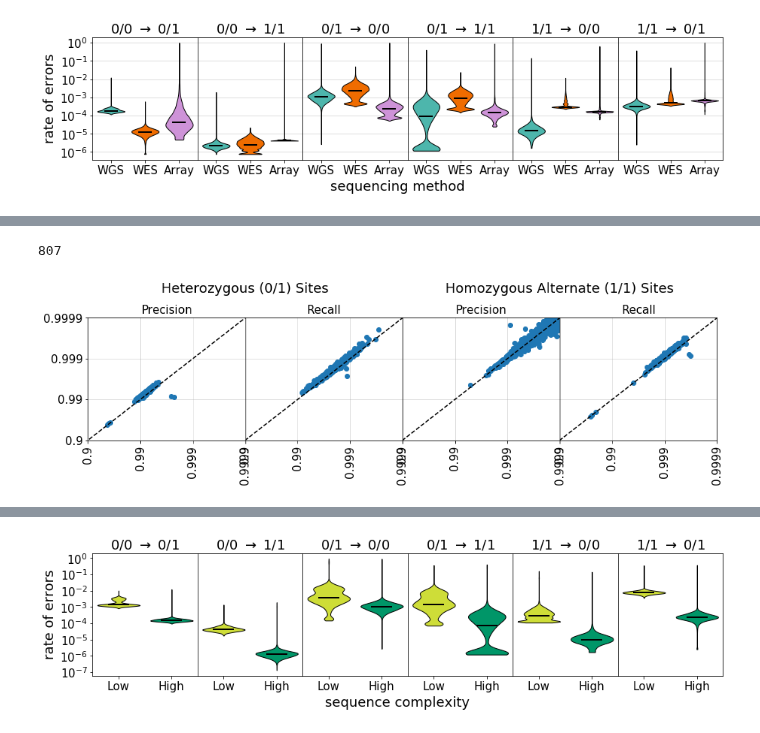
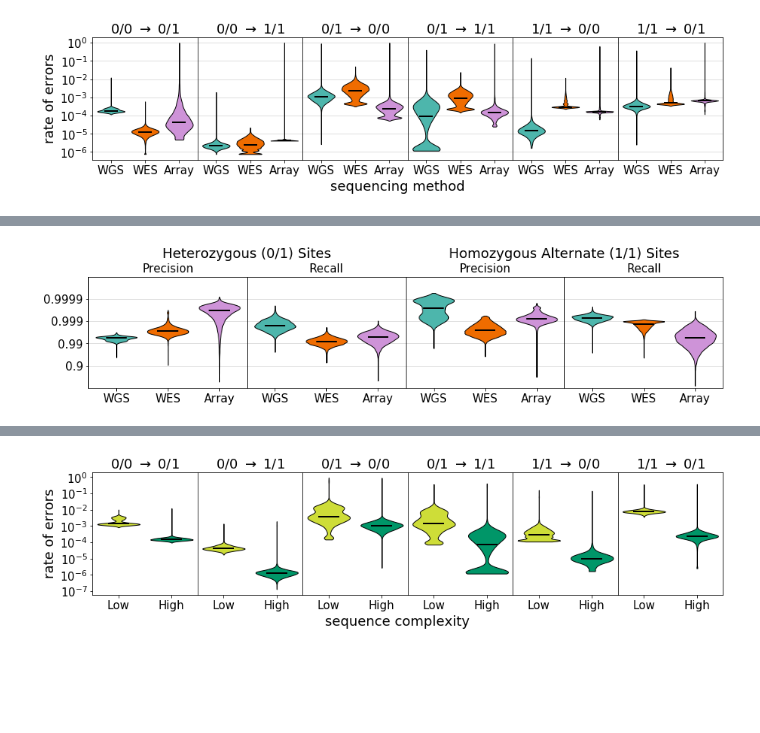
Before and after one commit to kpaskov/PhasingFamilies, a Jupyter notebook: parameter_estimation/Population-Analysis.ipynb, the cells around one changed output, grey strips where cells are left out. Drawn from its saved outputs; the diff is of its cells as text; code cells hidden in the pictures; blank space fills up the shorter version.

```diff
--- a/parameter_estimation/Population-Analysis.ipynb
+++ b/parameter_estimation/Population-Analysis.ipynb
@@ -122,4 +104,7 @@ ihart_baseline_counts = np.load('../split_gen_ihart/baseline_counts.npy')
 ihart32_baseline_counts = np.load('../split_gen_ihart3.2/baseline_counts.npy')
 spark_exome_EX_baseline_counts = np.load('../split_gen_spark_exome_EX/baseline_counts.npy')
 spark_baseline_counts = np.load('../split_gen_spark/baseline_counts.npy')
+# %%
+def remove_nans(x):
+    return x[~np.isnan(x)]
 # %%
@@ -205,50 +152,20 @@ plt.show()
-# %%
-colors = ['#4db6ac', '#ef6c00', '#ce93d8', '#695d46', '#009668', '#b3a77d', '#cedd38']
-
-
-v34_precision1, v34_recall1, v34_precision2, v34_recall2 = calculate_precision_recall(ihart_error_rates, ihart_baseline_counts)
-v32_precision1, v32_recall1, v32_precision2, v32_recall2 = calculate_precision_recall(ihart32_error_rates, ihart32_baseline_counts)
-
-v34_samples = set([x for x, is_child in zip(ihart_samples.sample_ids, ihart_samples.is_child) if is_child])
-v32_samples = set([x for x, is_child in zip(ihart32_samples.sample_ids, ihart32_samples.is_child) if is_child])
-
-overlap = sorted(v34_samples & v32_samples)
-print(len(overlap))
-
-v34_indices = [ihart_samples.sample_ids.index(x) for x in overlap]
-v32_indices = [ihart32_samples.sample_ids.index(x) for x in overlap]
-
-fig, subs = plt.subplots(1, 4, sharey=True, figsize=(15, 3))
-fig.suptitle('Heterozygous (0/1) Sites                           Homozygous Alternate (1/1) Sites',
-                 fontsize=18, x=0.215, y=1.1, horizontalalignment='left')
-
-for i, (v32_data, v34_data) in enumerate(zip([v32_precision1, v32_recall1, v32_precision2, v32_recall2],
-                             [v34_precision1, v34_recall1, v34_precision2, v34_recall2])):
-
-
-    subs[i].scatter(-np.log10(1-v32_data[v32_indices]), -np.log10(1-v34_data[v34_indices]))
-    subs[i].plot([0, 5], [0, 5], color='black', linestyle='--')
-
-    if i == 0:
-        #subs[i].set_ylabel('rate of errors', fontsize=18)
-        subs[i].set_yticks(np.arange(1, 5))
-        subs[i].set_yticklabels(['0.' + '9'*int(f) % f for f in subs[i].get_yticks()], {'fontsize': 15})
-    else:
-        subs[i].tick_params('y', length=0)
-
-    subs[i].set_title(['Precision', 'Recall', 'Precision', 'Recall'][i], {'fontsize': 15})
-
-    subs[i].grid(True, axis='both', alpha=0.5)
-    subs[i].set_axisbelow(True)
-    subs[i].set_xlim([1, 4])
-    subs[i].set_ylim([1, 4])
-    subs[i].set_xticks(np.arange(1, 5))
-    subs[i].set_xticklabels(['0.' + '9'*int(f) % f for f in subs[i].get_yticks()], {'fontsize': 15})
-    for tick in subs[i].get_xticklabels():
-        tick.set_rotation(90)
-
-fig.subplots_adjust(wspace=0.0)
-plt.show()
-# %% [output]
-807
-[figure, removed]
+# %%
+ihart_is_ok_sample = set()
+with open('../data/170925.iHART.db.csv', 'r') as f:
+    for line in f:
+        pieces = line.strip().split(',')
+        if pieces[0] == 'Passed_QC_analysis_ready':
+            ihart_is_ok_sample.add(pieces[2])
+# %%
+ihart_precision_recall = compare_rates.calculate_precision_recall(ihart_error_rates, ihart_baseline_counts, gens, obss)
+spark_exome_EX_precision_recall = compare_rates.calculate_precision_recall(spark_exome_EX_error_rates, spark_exome_EX_baseline_counts, gens, obss)
+spark_precision_recall = compare_rates.calculate_precision_recall(spark_error_rates, spark_baseline_counts, gens, obss)
+
+
+plot_precision_recall('../plots/sequencing_method.png',
+                      [ihart_precision_recall, spark_exome_EX_precision_recall, spark_precision_recall],
+                      [ihart_samples.is_child & np.array([x in ihart_is_ok_sample for x in ihart_samples.sample_ids]), spark_exome_samples.is_child, spark_samples.is_child],
+                      ['WGS', 'WES', 'Array'],
+                      ['#4db6ac', '#ef6c00', '#ce93d8'])
+# %% [output]
+[figure, added]
```
Also changed, not shown: parts of 11 cells of this notebook, 2 other files.
